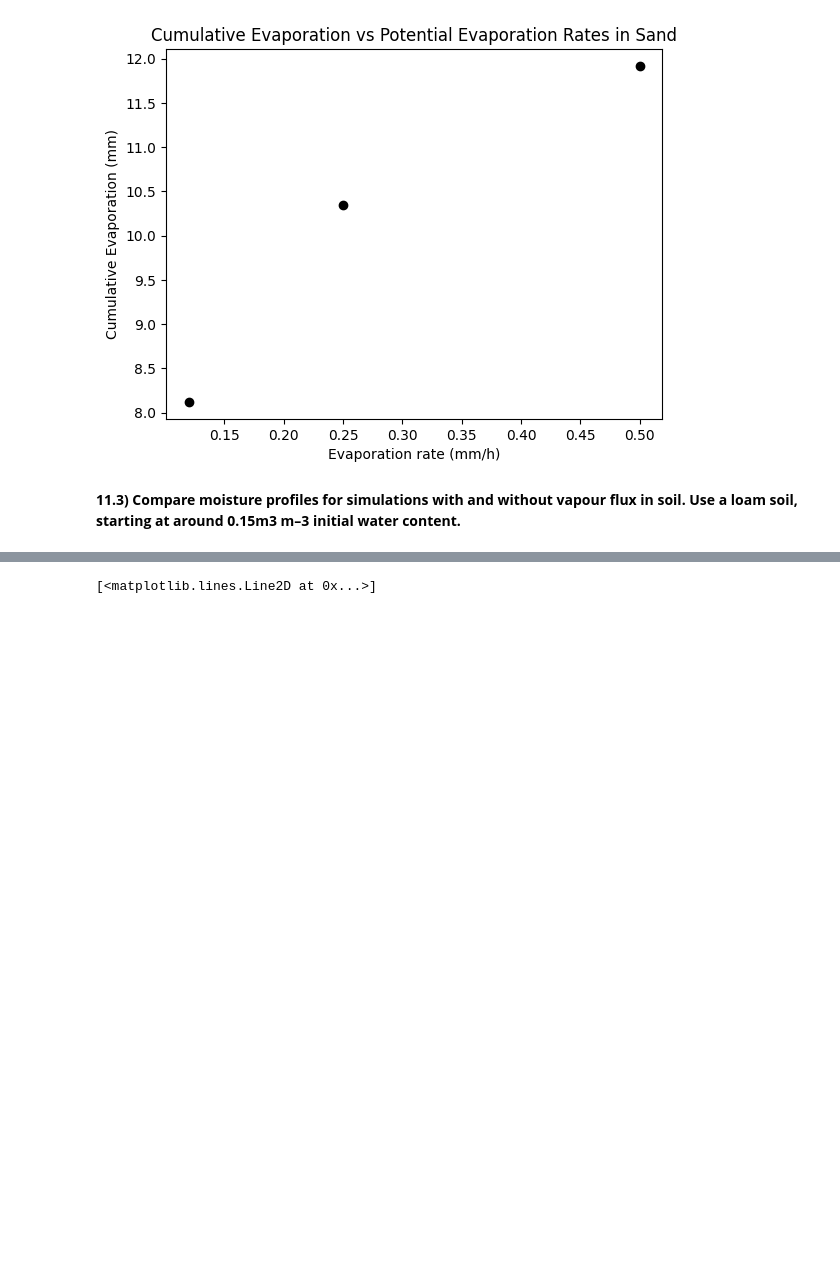
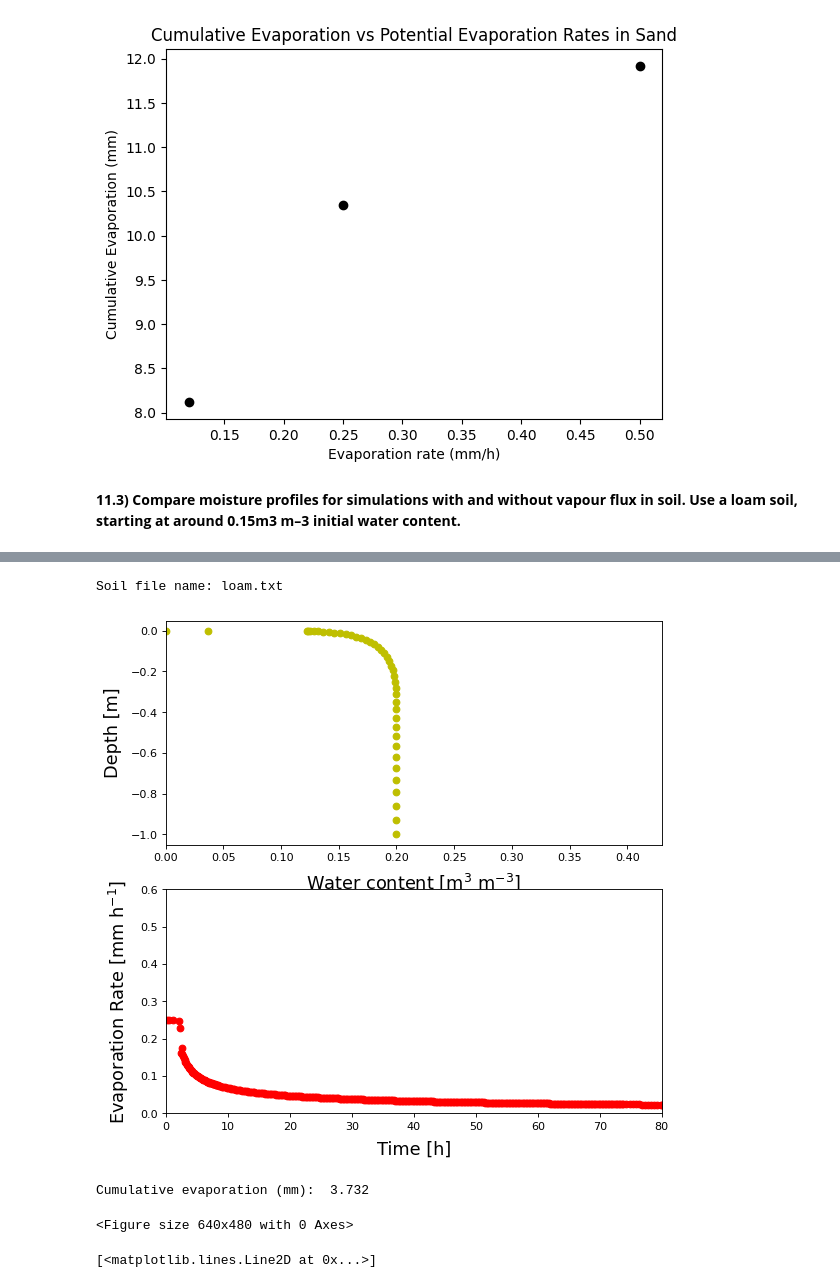
Before and after one commit to soil-physics-okstate/soil-physics-theory, a Jupyter notebook: content/chapter-11/teo_ch11_hw.ipynb, the cells around one changed output, grey strips where cells are left out. Cells and saved outputs as stored; diff of their text form; code cells hidden in the pictures; blank space fills up the shorter version.

```diff
--- a/content/chapter-11/teo_ch11_hw.ipynb
+++ b/content/chapter-11/teo_ch11_hw.ipynb
@@ -113,0 +107,7 @@ Cumulative evaporation (mm):  3.491
+# %%
+run main.py
+# %% [output]
+Soil file name: loam.txt
+[figure, added]
+Cumulative evaporation (mm):  3.732
+<Figure size 640x480 with 0 Axes>
```
Also changed, not shown: parts of 7 cells of this notebook, 4 other files.
